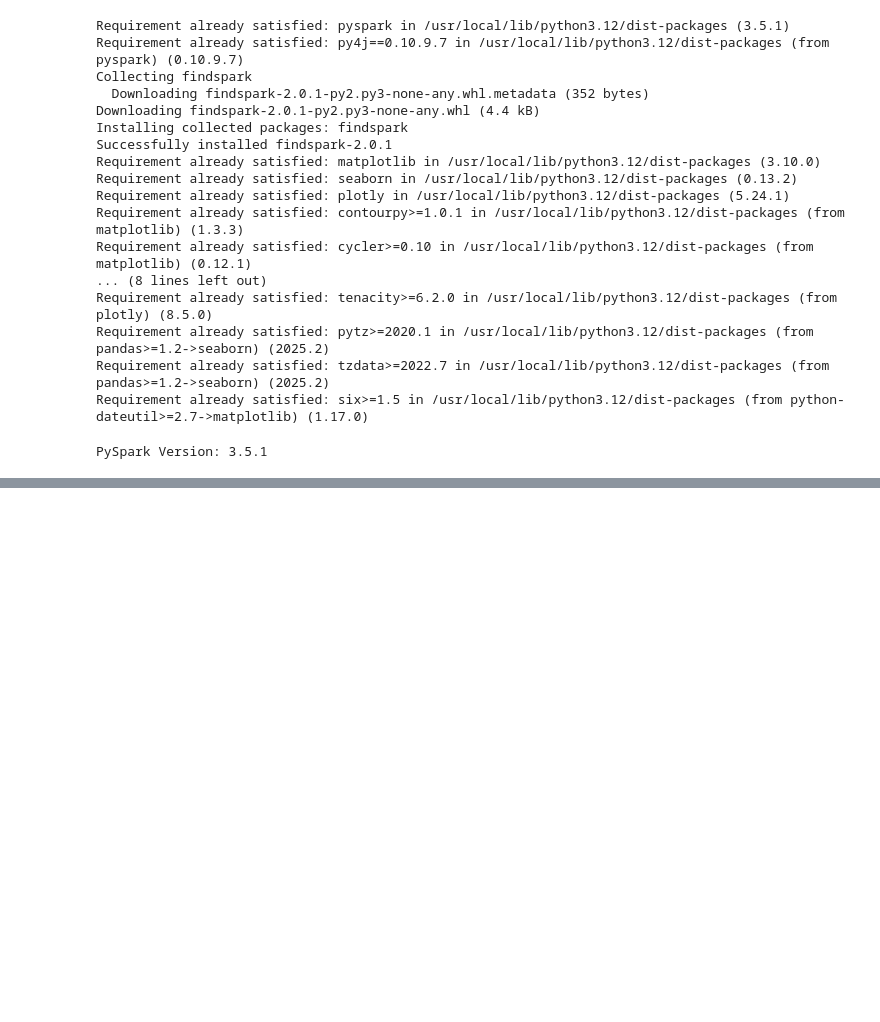
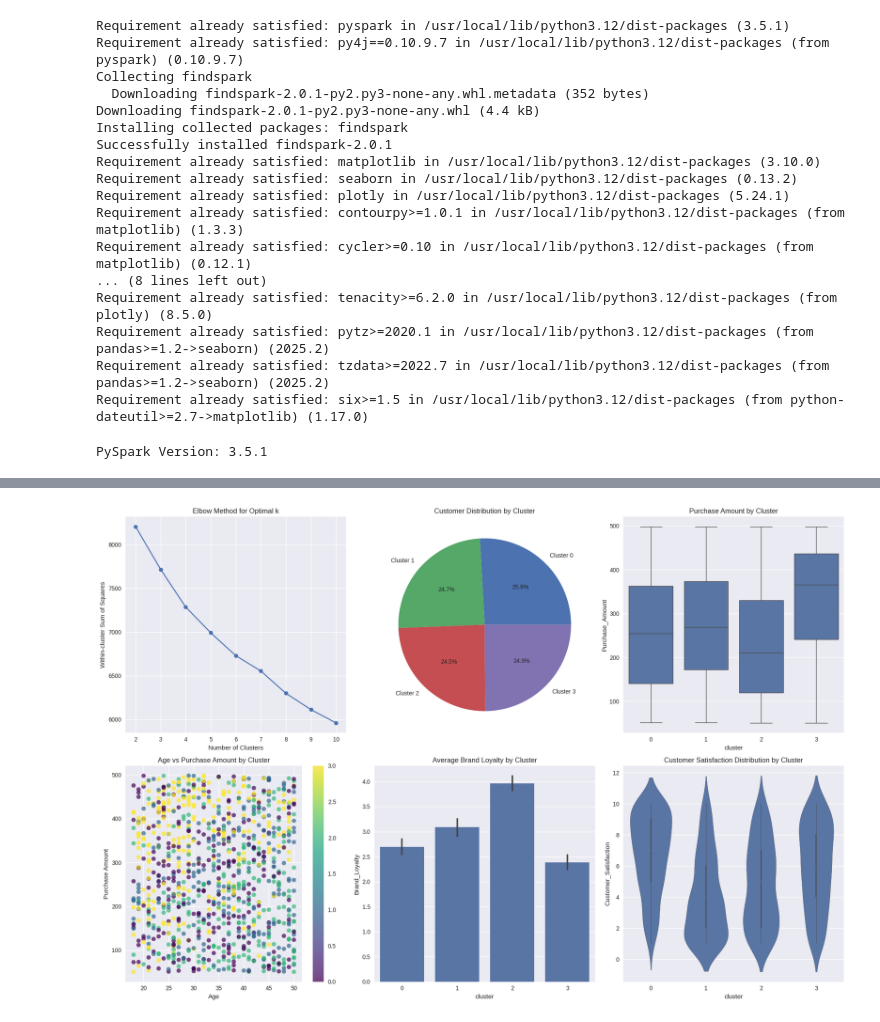
Before and after one commit to surajmalaka29/Big-Data-Analytics-Project, a Jupyter notebook: Ecommerce_Consumer_Behavior.ipynb, the cells around one changed output, grey strips where cells are left out. Drawn from its saved outputs; the diff is of its cells as text; code cells hidden in the pictures; blank space fills up the shorter version.

```diff
--- a/Ecommerce_Consumer_Behavior.ipynb
+++ b/Ecommerce_Consumer_Behavior.ipynb
@@ -73,0 +189,18 @@ df.select([count(when(col(c).isNull(), c)).alias(c) for c in df.columns]).show()
+# %%
+# Based on elbow method, choose optimal k (let's say k=4)
+optimal_k = 4
+
+# Train final model
+kmeans = KMeans(featuresCol="features", predictionCol="cluster", k=optimal_k, seed=42)
+model = kmeans.fit(df_scaled)
+predictions = model.transform(df_scaled)
+
+# Show cluster centers
+centers = model.clusterCenters()
+print("Cluster Centers:")
+for i, center in enumerate(centers):
+    print(f"Cluster {i}: {center}")
+
+# Add cluster labels to original data
+results = predictions.select("Customer_ID", "cluster", *feature_cols)
+results.show(10)
@@ -73,0 +264,40 @@ df.select([count(when(col(c).isNull(), c)).alias(c) for c in df.columns]).show()
+# %%
+# Set up plotting style
+plt.style.use('seaborn-v0_8')
+fig, axes = plt.subplots(2, 3, figsize=(18, 12))
+
+# 1. Elbow Curve
+axes[0,0].plot(cost_df['k'], cost_df['cost'], marker='o')
+axes[0,0].set_title('Elbow Method for Optimal k')
+axes[0,0].set_xlabel('Number of Clusters')
+axes[0,0].set_ylabel('Within-cluster Sum of Squares')
+
+# 2. Cluster Distribution
+axes[0,1].pie(cluster_counts.values, labels=[f'Cluster {i}' for i in cluster_counts.index],
+              autopct='%1.1f%%')
+axes[0,1].set_title('Customer Distribution by Cluster')
+
+# 3. Purchase Amount by Cluster
+sns.boxplot(data=results_pd, x='cluster', y='Purchase_Amount', ax=axes[0,2])
+axes[0,2].set_title('Purchase Amount by Cluster')
+
+# 4. Age vs Purchase Amount (colored by cluster)
+scatter = axes[1,0].scatter(results_pd['Age'], results_pd['Purchase_Amount'],
+                           c=results_pd['cluster'], cmap='viridis', alpha=0.7)
+axes[1,0].set_xlabel('Age')
+axes[1,0].set_ylabel('Purchase Amount')
+axes[1,0].set_title('Age vs Purchase Amount by Cluster')
+plt.colorbar(scatter, ax=axes[1,0])
+
+# 5. Brand Loyalty by Cluster
+sns.barplot(data=results_pd, x='cluster', y='Brand_Loyalty', ax=axes[1,1])
+axes[1,1].set_title('Average Brand Loyalty by Cluster')
+
+# 6. Customer Satisfaction by Cluster
+sns.violinplot(data=results_pd, x='cluster', y='Customer_Satisfaction', ax=axes[1,2])
+axes[1,2].set_title('Customer Satisfaction Distribution by Cluster')
+
+plt.tight_layout()
+plt.show()
+# %% [output]
+[figure, added]
```
Also changed, not shown: parts of 8 cells of this notebook.
